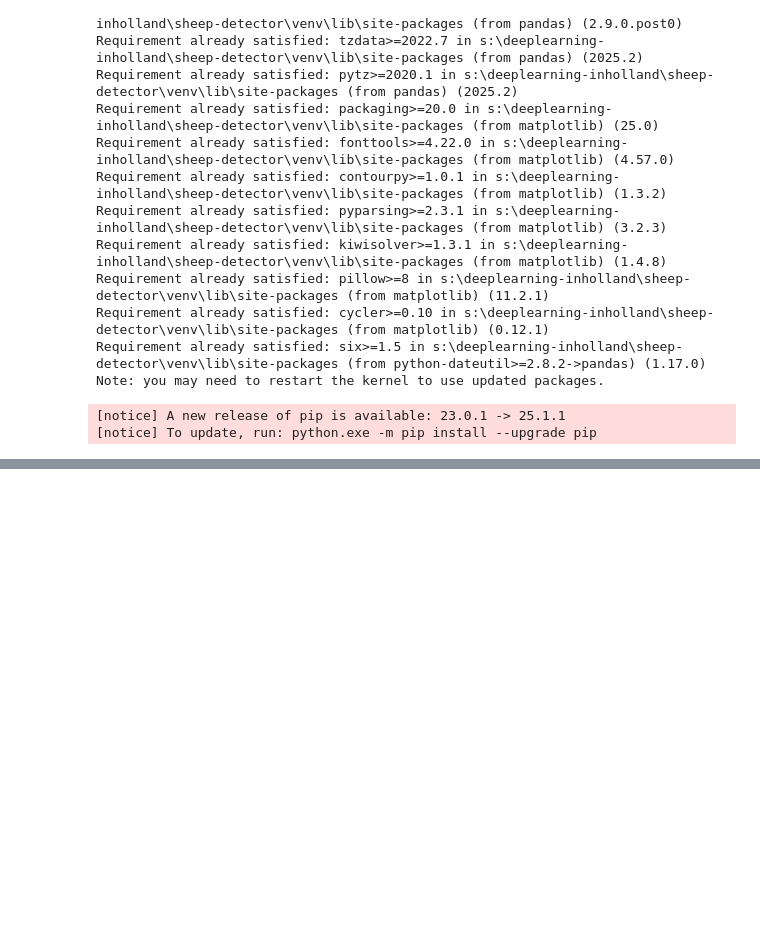
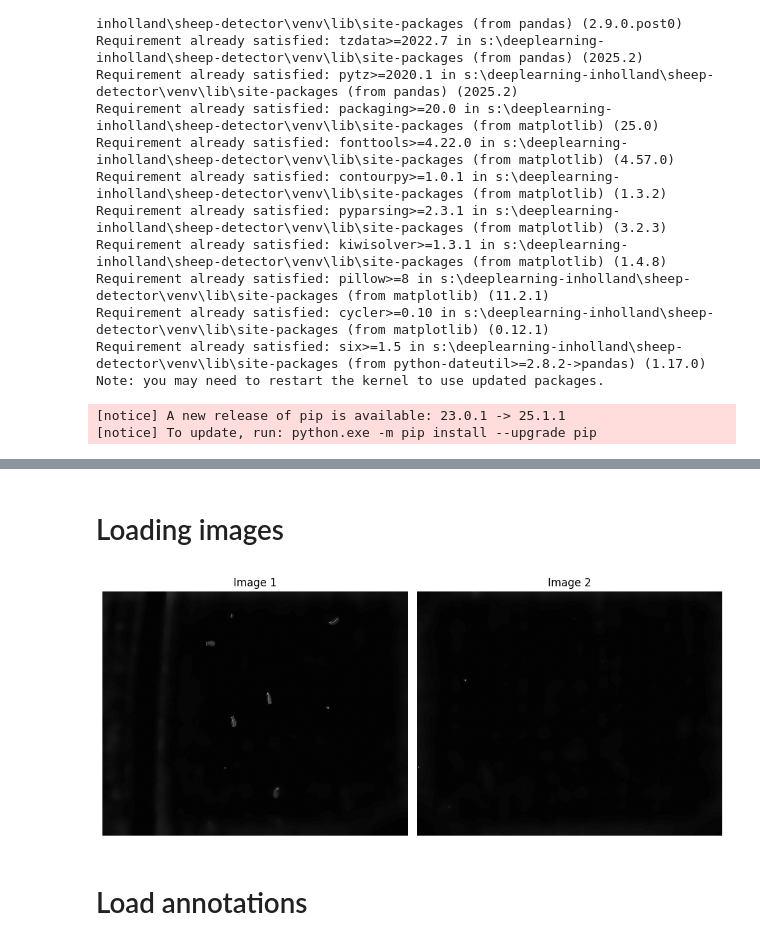
Before and after one commit to DavidOut03/Sheep-Detector, a Jupyter notebook: notebooks/2. augment-image.ipynb, the cells around one changed output, grey strips where cells are left out. Saved outputs shown, nothing was run; the diff lists cells and outputs as text; code cells hidden in the pictures; blank space fills up the shorter version.

```diff
--- a/notebooks/2. augment-image.ipynb
+++ b/notebooks/2. augment-image.ipynb
@@ -40,0 +43,46 @@ ANNOTATIONS_FILE = f"{DATASET_FOLDER}/annotations.xlsx"
+# %% [markdown]
+# Loading images
+# %%
+SHEEP_IMAGE_NAME = "DJI_20240125160538_0008_T.JPG"
+BACKGROUND_IMAGE_NAME = "DJI_20240125160808_0083_T.JPG"
+# %%
+def load_image(path: str) -> np.ndarray:
+    """Load an image in grayscale from a file path."""
+    image = cv2.imread(path)
+    if image is None:
+        raise FileNotFoundError(f"Image not found: {path}")
+
+    image = cv2.cvtColor(image, cv2.COLOR_BGR2GRAY)
+    return image
+# %%
+def plot_images(images: list, normalize: bool = False):
+    """
+    Visually display images using matplotlib.
+
+    Parameters:
+        normalize (bool): If True, sets vmin/vmax to show noise more clearly.
+    """
+    fig, axes = plt.subplots(1, len(images), figsize=(5 * len(images), 5))
+
+    if len(images) == 1:
+        axes = [axes]
+
+    for ax, image, idx in zip(axes, images, range(1, len(images) + 1)):
+        if normalize:
+            ax.imshow(image, cmap='gray', vmin=0, vmax=255)
+        else:
+            ax.imshow(image, cmap='gray')
+        ax.set_title(f'Image {idx}')
+        ax.axis('off')
+
+    plt.tight_layout()
+    plt.show()
+# %%
+SHEEP_IMAGE = load_image(os.path.join(ENHANCED_IMAGE_FOLDER, SHEEP_IMAGE_NAME))
+BACKGROUND_IMAGE = load_image(os.path.join(ENHANCED_IMAGE_FOLDER, BACKGROUND_IMAGE_NAME))
+
+plot_images([SHEEP_IMAGE, BACKGROUND_IMAGE], normalize=True)
+# %% [output]
+[figure, added]
+# %% [markdown]
+# Load annotations
```
Also changed, not shown: parts of 24 cells of this notebook, 3 other files.
